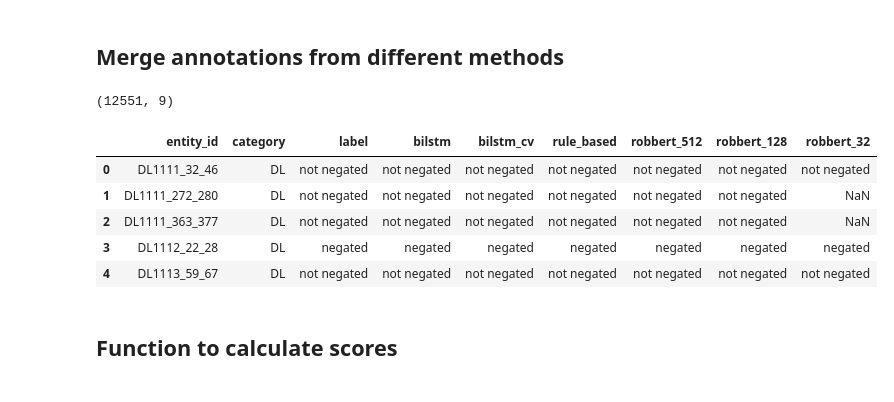
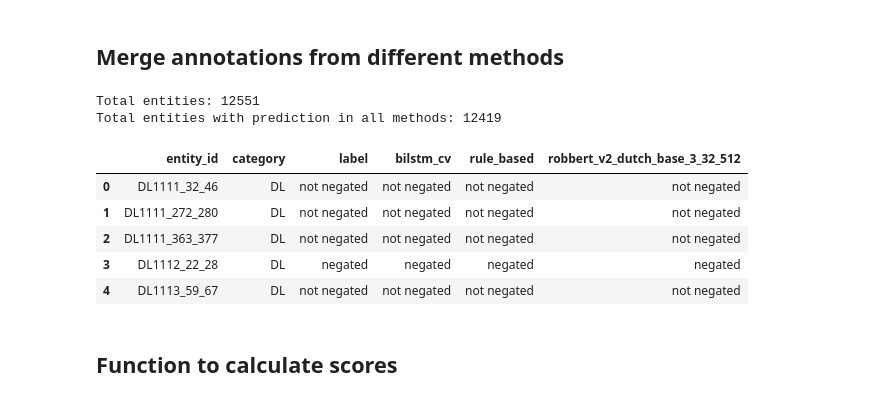
Before and after one commit to umcu/negation-detection, a Jupyter notebook: 01_general_evaluation.ipynb, the cells around one changed output. Saved outputs shown, nothing was run; the diff lists cells and outputs as text; code cells hidden in the pictures.

```diff
--- a/01_general_evaluation.ipynb
+++ b/01_general_evaluation.ipynb
@@ -12,18 +19,16 @@ import numpy as np
 DOCUMENT_CATEGORIES = ['DL', 'GP', 'RD', 'SP']
 
 # Predictions methods to compare
-PREDICTION_METHODS = ['rule_based', 'bilstm_cv', 'robbert_512']
-ROBBERT_PREDICTION_METHODS = ['robbert_2epochs', 'robbert_3epochs', 'robbert_dapt', 'medrobertanl']
+PREDICTION_METHODS = ['rule_based', 'bilstm_cv', 'robbert_v2_dutch_base_3_32_512', 'ensemble']
+ROBBERT_PREDICTION_METHODS = ['robbert_v2_dutch_base_3_32_512','robbert_v2_dutch_base_DAPT_3_32_512','MedRoBERTa_3_32_512']
 
 # Pretty names:
 PRETTY_NAMES = {'rule_based': 'Rule-based',
                 'bilstm_cv': 'BiLSTM',
-                'robbert_512': 'RobBERT',
-                'ensemble': 'Ensemble',
-                'robbert_2epochs': 'RobBERT (2 epochs)',
-                'robbert_3epochs': 'RobBERT (3 epochs)',
-                'robbert_dapt': 'RobBERT DAPT',
-                'medrobertanl': 'MedRoBERTa.nl',
+                'robbert_v2_dutch_base_3_32_512': 'RobBERT',
+                'ensemble': 'Voting ensemble',
+                'robbert_v2_dutch_base_DAPT_3_32_512': 'RobBERT DAPT',
+                'MedRoBERTa_3_32_512': 'MedRoBERTa.nl',
                 'average_method': 'Weighting average',
                 'category': 'Letter category',
                 'prediction_method': 'Prediction method',
@@ -43,10 +48,11 @@ data_dir = Path('data')
 annotation_file = data_dir / 'emc-dcc_ann.json'
 dcc_dir = data_dir / 'EMCDutchClinicalCorpus'
 result_dir = Path('results')
-bilstm_predictions_file = result_dir / 'bilstm_predictions.csv.gz'
 bilstm_predictions_cv_file = result_dir / 'bilstm_predictions_cv.csv.gz'
 rule_based_predictions_file = result_dir / 'rule-based_predictions.csv.gz'
-robbert_predictions_file = result_dir / 'robbert_predictions.csv.gz'
+robbert_predictions_file = result_dir / 'robbert_v2_dutch_base_3_32_512_predictions.csv.gz'
+robbertdapt_predictions_file = result_dir / 'robbert_v2_dutch_base_DAPT_3_32_512_predictions.csv.gz'
+medrobertanl_predictions_file = result_dir / 'MedRoBERTa_3_32_512_predictions.csv.gz'
 merged_predictions_file = result_dir / 'merged_predictions.csv.gz'
 
 # Load annotated data
@@ -80,8 +73,7 @@ bilstm_predictions_cv.head()
 | 4 | DL1116_137_148 | not negated |
 # %%
 # Load rule based predictions
-ruled_based_predictions = pd.read_csv(rule_based_predictions_file)
-ruled_based_predictions.drop(['annotation'], axis=1, inplace=True)
-print(ruled_based_predictions.shape)
+ruled_based_predictions = pd.read_csv(rule_based_predictions_file, usecols = ['entity_id','rule_based'])
+print(len(ruled_based_predictions))
 ruled_based_predictions.head()
 # %% [output]
@@ -110,0 +87,5 @@ robbert2epochs_predictions.head()
+# %%
+# Load robbert predictions
+robbert_predictions = pd.read_csv(robbert_predictions_file, usecols = ['entity_id', 'robbert_v2_dutch_base_3_32_512'])
+print(len(robbert_predictions))
+robbert_predictions.head()
@@ -152,18 +141,20 @@ annotated_data.head()
 # %% [markdown]
 ## Merge annotations from different methods
 # %%
-predictions = pd.merge(left=annotated_data, right = bilstm_predictions, left_on='entity_id', right_on='entity_id')
-predictions = pd.merge(left=predictions, right = bilstm_predictions_cv, left_on='entity_id', right_on='entity_id')
-predictions = pd.merge(left=predictions, right = ruled_based_predictions, left_on='entity_id', right_on='entity_id')
-predictions = pd.merge(left=predictions, right = robbert2epochs_predictions, left_on='entity_id', right_on='entity_id')
+predictions = pd.merge(left=annotated_data, right = bilstm_predictions_cv, left_on='entity_id', right_on='entity_id', how='left')
+predictions = pd.merge(left=predictions, right = ruled_based_predictions, left_on='entity_id', right_on='entity_id', how='left')
+predictions = pd.merge(left=predictions, right = robbert_predictions, left_on='entity_id', right_on='entity_id', how='left')
+print(f'Total entities: {len(predictions)}')
+predictions.dropna(inplace=True)
+print(f'Total entities with prediction in all methods: {len(predictions)}')
 predictions.to_csv(merged_predictions_file, index=False, compression='gzip', line_terminator='\n')
-print(predictions.shape)
 predictions.head(5)
 # %% [output]
-(12551, 9)
+Total entities: 12551
+Total entities with prediction in all methods: 12419
-|  | entity_id | category | label | bilstm | bilstm_cv | rule_based | robbert_512 | robbert_128 | robbert_32 |
-| 0 | DL1111_32_46 | DL | not negated | not negated | not negated | not negated | not negated | not negated | not negated |
-| 1 | DL1111_272_280 | DL | not negated | not negated | not negated | not negated | not negated | not negated | NaN |
-| 2 | DL1111_363_377 | DL | not negated | not negated | not negated | not negated | not negated | not negated | NaN |
-| 3 | DL1112_22_28 | DL | negated | negated | negated | negated | negated | negated | negated |
-| 4 | DL1113_59_67 | DL | not negated | not negated | not negated | not negated | not negated | not negated | not negated |
+|  | entity_id | category | label | bilstm_cv | rule_based | robbert_v2_dutch_base_3_32_512 |
+| 0 | DL1111_32_46 | DL | not negated | not negated | not negated | not negated |
+| 1 | DL1111_272_280 | DL | not negated | not negated | not negated | not negated |
+| 2 | DL1111_363_377 | DL | not negated | not negated | not negated | not negated |
+| 3 | DL1112_22_28 | DL | negated | negated | negated | negated |
+| 4 | DL1113_59_67 | DL | not negated | not negated | not negated | not negated |
```
Also changed, not shown: parts of 48 cells of this notebook, 15 other files.
